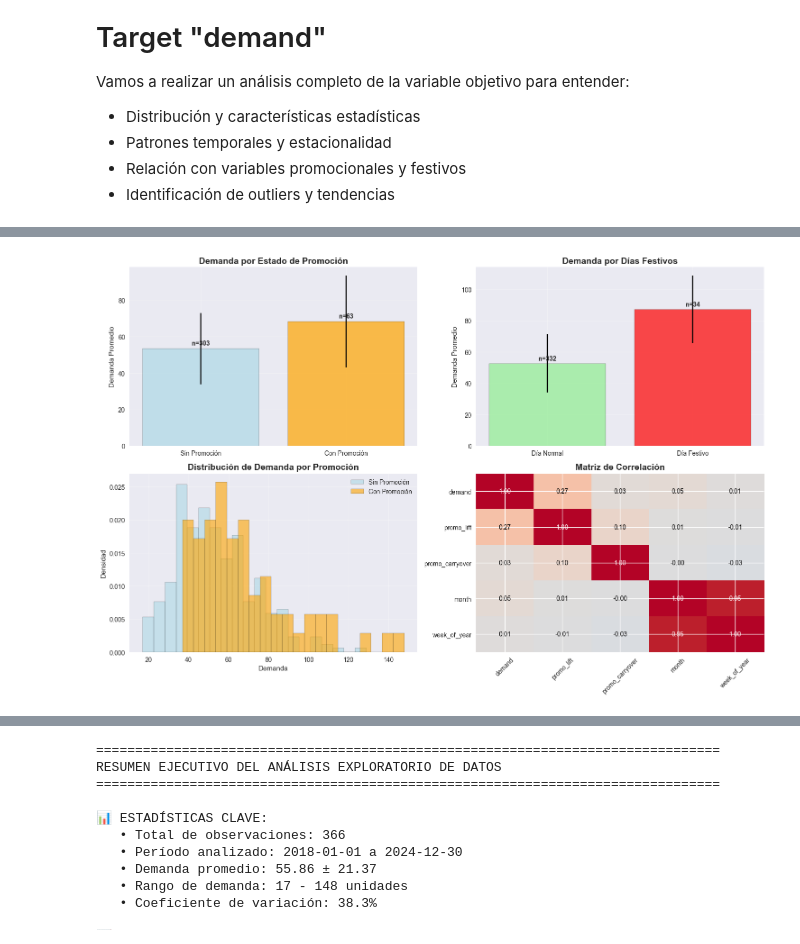
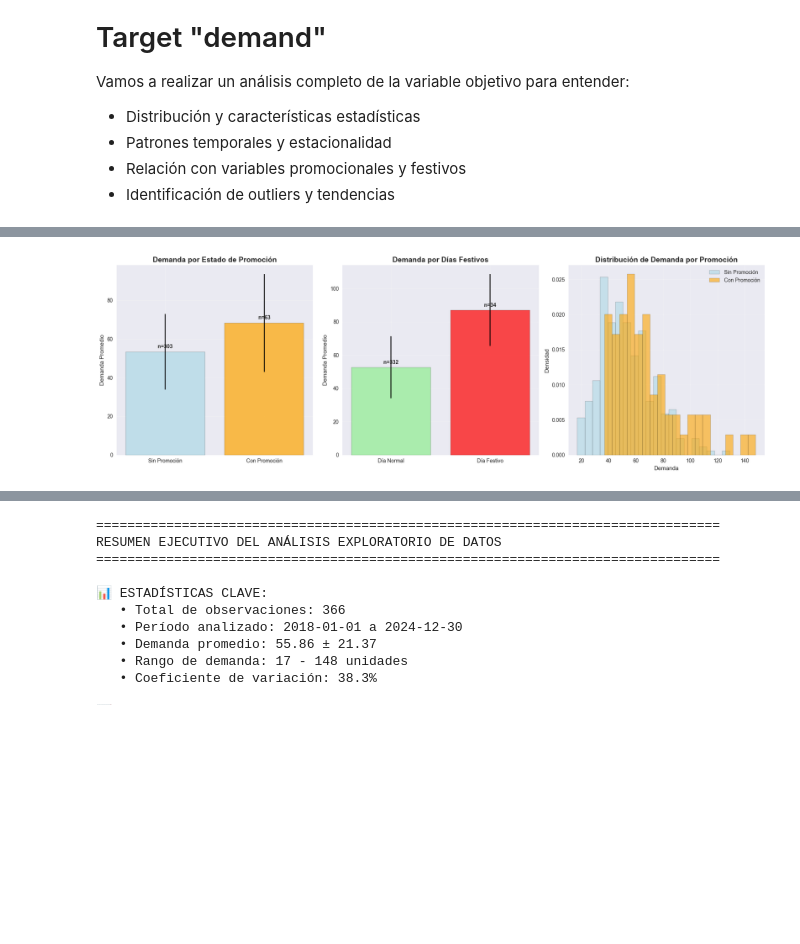
Before and after one commit to Javilejoo/DL-ProyectoFinal-PrediccionDemandaLSTM, a Jupyter notebook: predicciones.ipynb, the cells around one changed output, grey strips where cells are left out. Saved outputs shown, nothing was run; the diff lists cells and outputs as text; code cells hidden in the pictures; blank space fills up the shorter version.

```diff
--- a/predicciones.ipynb
+++ b/predicciones.ipynb
@@ -315,73 +263,56 @@ plt.show()
 # %%
 # 4. ANÁLISIS DE FACTORES EXTERNOS
-fig, axes = plt.subplots(2, 2, figsize=(15, 10))
+fig, axes = plt.subplots(1, 3, figsize=(18, 6))
 
 # Efecto de promociones
 promo_data = df.groupby('promo_flag')['demand'].agg(['mean', 'std', 'count']).reset_index()
 promo_labels = ['Sin Promoción', 'Con Promoción']
-axes[0,0].bar(range(len(promo_data)), promo_data['mean'],
-              yerr=promo_data['std'], capsize=5,
-              color=['lightblue', 'orange'], alpha=0.7, edgecolor='black')
-axes[0,0].set_title('Demanda por Estado de Promoción', fontsize=14, fontweight='bold')
-axes[0,0].set_ylabel('Demanda Promedio')
-axes[0,0].set_xticks(range(len(promo_data)))
-axes[0,0].set_xticklabels(promo_labels)
-axes[0,0].grid(True, alpha=0.3)
+axes[0].bar(range(len(promo_data)), promo_data['mean'],
+            yerr=promo_data['std'], capsize=5,
+            color=['lightblue', 'orange'], alpha=0.7, edgecolor='black')
+axes[0].set_title('Demanda por Estado de Promoción', fontsize=14, fontweight='bold')
+axes[0].set_ylabel('Demanda Promedio')
+axes[0].set_xticks(range(len(promo_data)))
+axes[0].set_xticklabels(promo_labels)
+axes[0].grid(True, alpha=0.3)
 
 # Agregar valores y conteos
 for i, (mean_val, count) in enumerate(zip(promo_data['mean'], promo_data['count'])):
-    axes[0,0].text(i, mean_val + 2, f'n={count}', ha='center', fontweight='bold')
+    axes[0].text(i, mean_val + 2, f'n={count}', ha='center', fontweight='bold')
 
 # Efecto de días festivos
 holiday_data = df.groupby('holiday_flag')['demand'].agg(['mean', 'std', 'count']).reset_index()
 holiday_labels = ['Día Normal', 'Día Festivo']
-axes[0,1].bar(range(len(holiday_data)), holiday_data['mean'],
-              yerr=holiday_data['std'], capsize=5,
-              color=['lightgreen', 'red'], alpha=0.7, edgecolor='black')
-axes[0,1].set_title('Demanda por Días Festivos', fontsize=14, fontweight='bold')
-axes[0,1].set_ylabel('Demanda Promedio')
-axes[0,1].set_xticks(range(len(holiday_data)))
-axes[0,1].set_xticklabels(holiday_labels)
-axes[0,1].grid(True, alpha=0.3)
+axes[1].bar(range(len(holiday_data)), holiday_data['mean'],
+            yerr=holiday_data['std'], capsize=5,
+            color=['lightgreen', 'red'], alpha=0.7, edgecolor='black')
+axes[1].set_title('Demanda por Días Festivos', fontsize=14, fontweight='bold')
+axes[1].set_ylabel('Demanda Promedio')
+axes[1].set_xticks(range(len(holiday_data)))
+axes[1].set_xticklabels(holiday_labels)
+axes[1].grid(True, alpha=0.3)
 
 # Agregar valores y conteos
 for i, (mean_val, count) in enumerate(zip(holiday_data['mean'], holiday_data['count'])):
-    axes[0,1].text(i, mean_val + 2, f'n={count}', ha='center', fontweight='bold')
+    axes[1].text(i, mean_val + 2, f'n={count}', ha='center', fontweight='bold')
 
 # Distribución de demanda por promoción (densidades)
 for promo in df['promo_flag'].unique():
     subset = df[df['promo_flag'] == promo]['demand']
     label = 'Con Promoción' if promo == 1 else 'Sin Promoción'
     color = 'orange' if promo == 1 else 'lightblue'
-    axes[1,0].hist(subset, alpha=0.6, label=label, bins=20,
-                   density=True, color=color, edgecolor='black')
-axes[1,0].set_title('Distribución de Demanda por Promoción', fontsize=14, fontweight='bold')
-axes[1,0].set_xlabel('Demanda')
-axes[1,0].set_ylabel('Densidad')
-axes[1,0].legend()
-axes[1,0].grid(True, alpha=0.3)
-
-# Matriz de correlación
-numeric_cols = ['demand', 'promo_lift', 'promo_carryover', 'month', 'week_of_year']
-correlation_matrix = df[numeric_cols].corr()
-im = axes[1,1].imshow(correlation_matrix.values, cmap='coolwarm', vmin=-1, vmax=1, aspect='auto')
-axes[1,1].set_xticks(range(len(numeric_cols)))
-axes[1,1].set_xticklabels(numeric_cols, rotation=45)
-axes[1,1].set_yticks(range(len(numeric_cols)))
-axes[1,1].set_yticklabels(numeric_cols)
-axes[1,1].set_title('Matriz de Correlación', fontsize=14, fontweight='bold')
-
-# Agregar valores de correlación
-for i in range(len(numeric_cols)):
-    for j in range(len(numeric_cols)):
-        axes[1,1].text(j, i, f'{correlation_matrix.iloc[i, j]:.2f}',
-                      ha='center', va='center', fontsize=10,
-                      color='white' if abs(correlation_matrix.iloc[i, j]) > 0.5 else 'black')
+    axes[2].hist(subset, alpha=0.6, label=label, bins=20,
+                 density=True, color=color, edgecolor='black')
+axes[2].set_title('Distribución de Demanda por Promoción', fontsize=14, fontweight='bold')
+axes[2].set_xlabel('Demanda')
+axes[2].set_ylabel('Densidad')
+axes[2].legend()
+axes[2].grid(True, alpha=0.3)
 
 plt.tight_layout()
 plt.show()
 # %% [output]
-[figure, old version]
+[figure, new version]
 # %%
 # 5. ANÁLISIS DE OUTLIERS Y ANOMALÍAS - TOP 10 VALORES EXTREMOS
 
```
Also changed, not shown: parts of 6 cells of this notebook.
